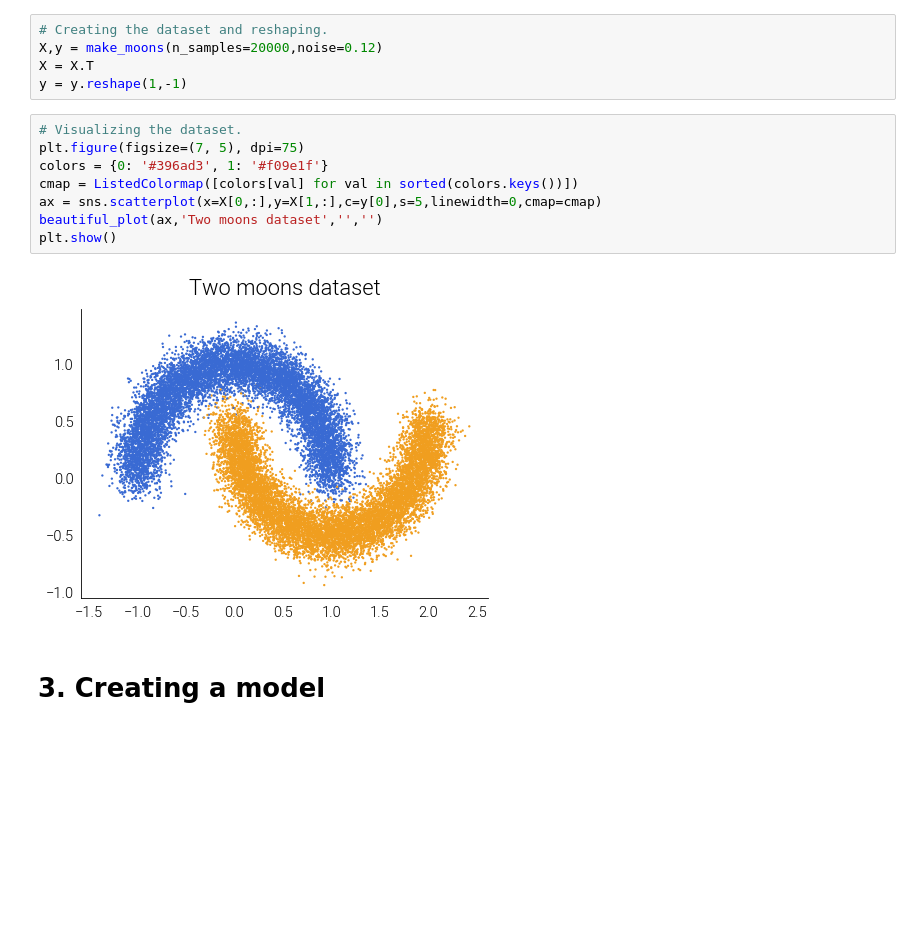
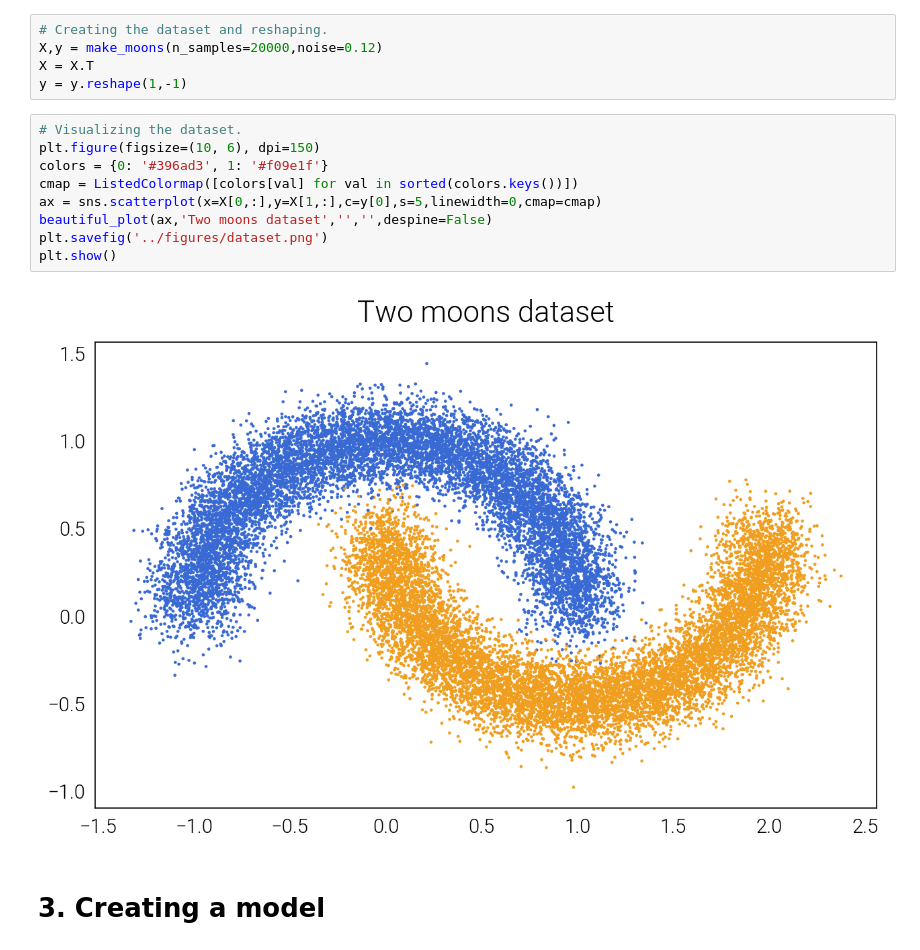
Before and after one commit to fbgranell/adam-implementation, a Jupyter notebook: python/adam_algorithm.ipynb, the cells around one changed output. Cells and saved outputs as stored; diff of their text form; blank space fills up the shorter version.

```diff
--- a/python/adam_algorithm.ipynb
+++ b/python/adam_algorithm.ipynb
@@ -64,14 +64,15 @@ X = X.T
 y = y.reshape(1,-1)
 # %%
 # Visualizing the dataset.
-plt.figure(figsize=(7, 5), dpi=75)
+plt.figure(figsize=(10, 6), dpi=150)
 colors = {0: '#396ad3', 1: '#f09e1f'}
 cmap = ListedColormap([colors[val] for val in sorted(colors.keys())])
 ax = sns.scatterplot(x=X[0,:],y=X[1,:],c=y[0],s=5,linewidth=0,cmap=cmap)
-beautiful_plot(ax,'Two moons dataset','','')
+beautiful_plot(ax,'Two moons dataset','','',despine=False)
+plt.savefig('../figures/dataset.png')
 plt.show()
 # %% [output]
-[figure, old version]
+[figure, new version]
 # %% [markdown]
 # 3. Creating a model
 # %%
```
Also changed, not shown: parts of 12 cells of this notebook, 10 other files.
